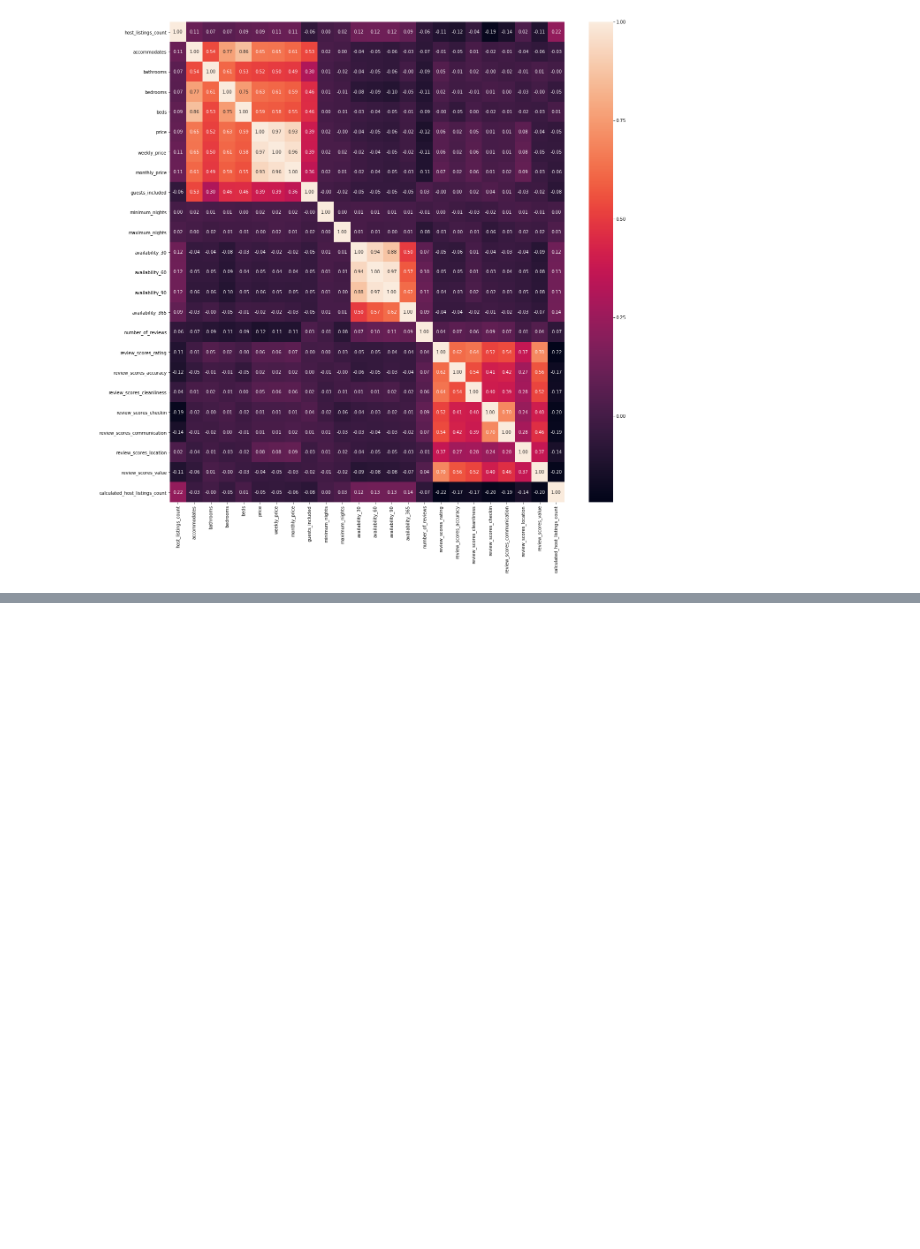
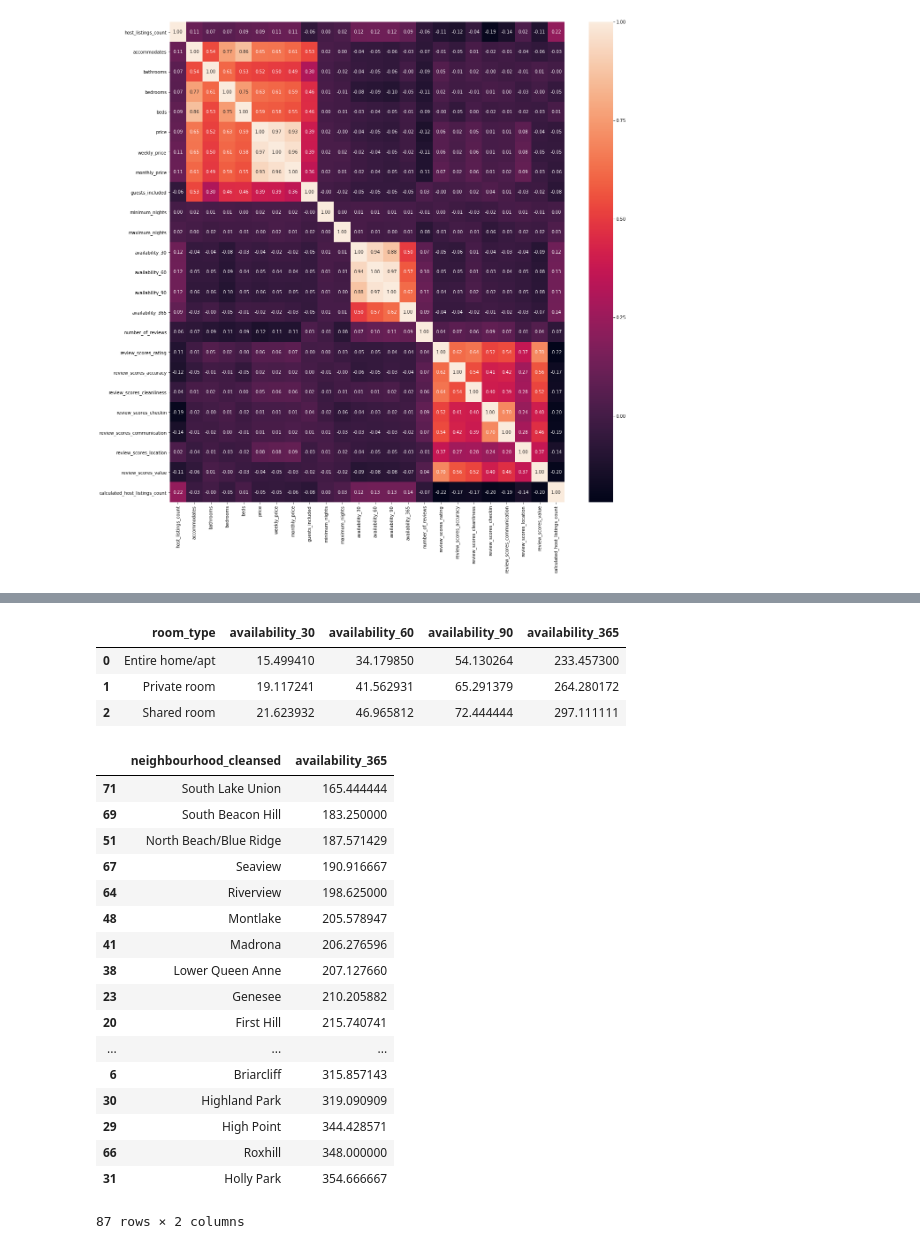
Before and after one commit to FrankTub/Airbnb-bookings, a Jupyter notebook: seattle_airbnb.ipynb, the cells around one changed output, grey strips where cells are left out. Drawn from its saved outputs; the diff is of its cells as text; code cells hidden in the pictures; blank space fills up the shorter version.

```diff
--- a/seattle_airbnb.ipynb
+++ b/seattle_airbnb.ipynb
@@ -132,0 +167,29 @@ sns.heatmap(data.corr(), ax=ax, annot=True, fmt=".2f");
+# %%
+# plt.scatter(x=data['room_type'], y=data['availability_365'])
+data.groupby(['room_type']).mean()[['availability_30', 'availability_60', 'availability_90', 'availability_365']].reset_index()
+# %% [output]
+|  | room_type | availability_30 | availability_60 | availability_90 | availability_365 |
+| 0 | Entire home/apt | 15.499410 | 34.179850 | 54.130264 | 233.457300 |
+| 1 | Private room | 19.117241 | 41.562931 | 65.291379 | 264.280172 |
+| 2 | Shared room | 21.623932 | 46.965812 | 72.444444 | 297.111111 |
+# %%
+data.groupby(['neighbourhood_cleansed']).mean()[['availability_365']].reset_index().sort_values(by='availability_365', ascending=True)
+# %% [output]
+|  | neighbourhood_cleansed | availability_365 |
+| 71 | South Lake Union | 165.444444 |
+| 69 | South Beacon Hill | 183.250000 |
+| 51 | North Beach/Blue Ridge | 187.571429 |
+| 67 | Seaview | 190.916667 |
+| 64 | Riverview | 198.625000 |
+| 48 | Montlake | 205.578947 |
+| 41 | Madrona | 206.276596 |
+| 38 | Lower Queen Anne | 207.127660 |
+| 23 | Genesee | 210.205882 |
+| 20 | First Hill | 215.740741 |
+| ... | ... | ... |
+| 6 | Briarcliff | 315.857143 |
+| 30 | Highland Park | 319.090909 |
+| 29 | High Point | 344.428571 |
+| 66 | Roxhill | 348.000000 |
+| 31 | Holly Park | 354.666667 |
+87 rows × 2 columns
```
Also changed, not shown: parts of 12 cells of this notebook.
